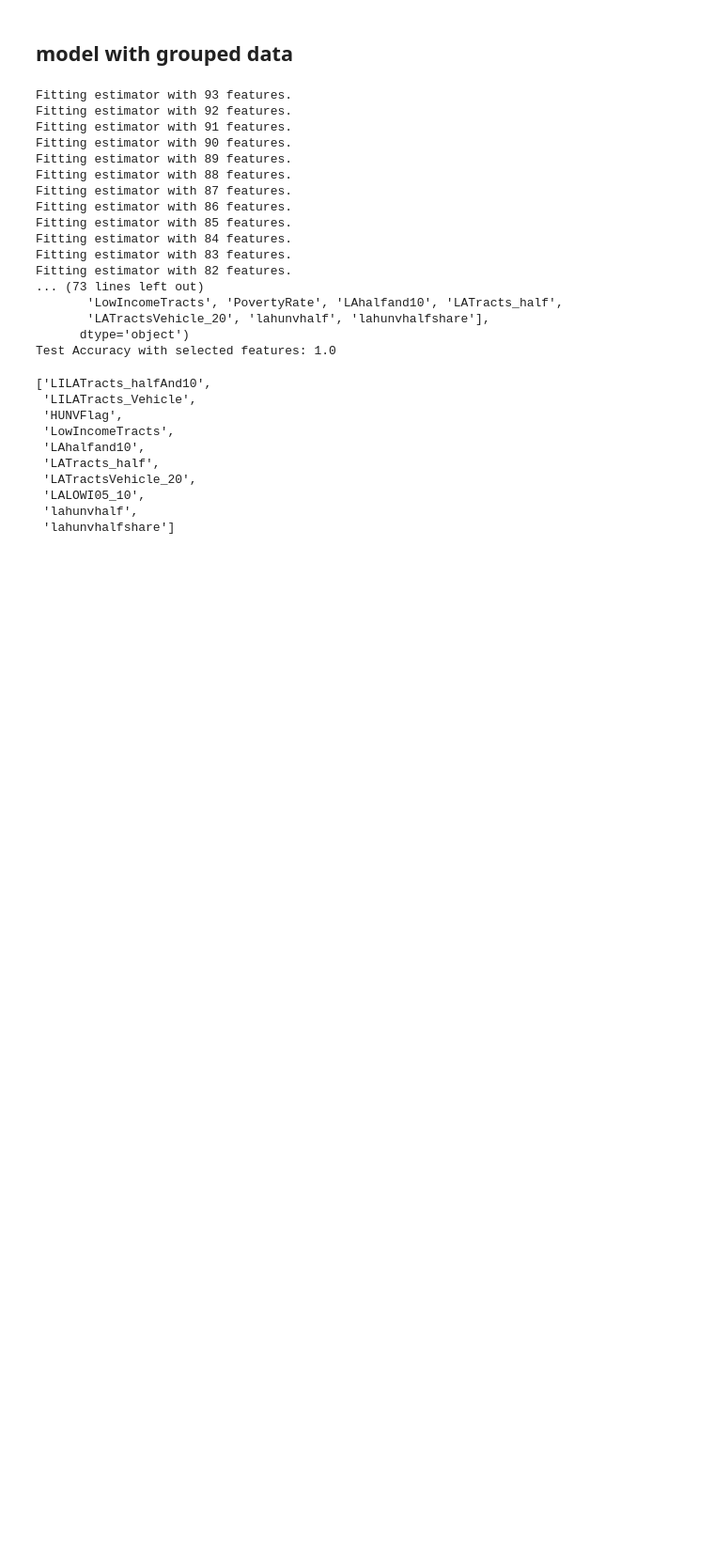
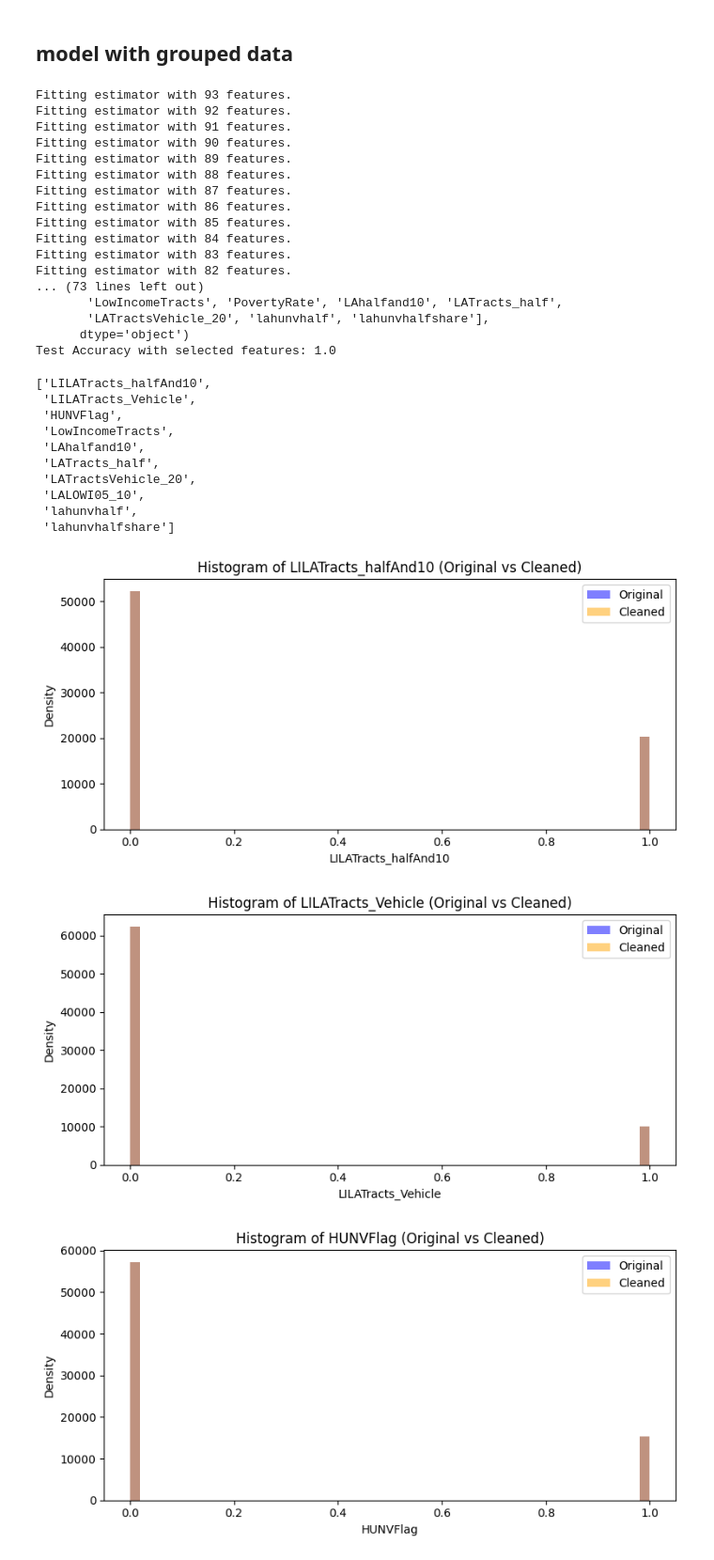
Before and after one commit to Sarfarazzzzz/DSA-Datathon-2025, a Jupyter notebook: notebooks/new_eda.ipynb, the cells around one changed output. Shown at 94% size. Cells and saved outputs as stored; diff of their text form; code cells hidden in the pictures; blank space fills up the shorter version.

```diff
--- a/notebooks/new_eda.ipynb
+++ b/notebooks/new_eda.ipynb
@@ -294,3 +300,37 @@ best_features_non_grouped
  'LALOWI05_10',
  'lahunvhalf',
  'lahunvhalfshare']
+# %%
+df_cleaned = pd.read_csv("../DATA/FoodAccessAtlascleaned_groupedbyCounty.csv")
+df_original = pd.read_csv("../DATA/FoodAccessResearchAtlasData2019.csv")
+# %%
+
+
+# Identify numeric columns common to both datasets
+common_columns = df_cleaned.columns.intersection(df_original.columns)
+numeric_common_columns = [col for col in common_columns if pd.api.types.is_numeric_dtype(df_cleaned[col])]
+
+# Limit the number of plots (optional)
+columns_to_plot = ['LILATracts_halfAnd10', 'LILATracts_Vehicle', 'HUNVFlag',
+       'LowIncomeTracts', 'PovertyRate', 'LAhalfand10', 'LATracts_half',
+       'LATractsVehicle_20', 'lahunvhalf', 'lahunvhalfshare'] # You can increase or customize this list
+
+# Loop to plot histograms
+for col in columns_to_plot:
+    orig_data = df_original[col].dropna()
+    clean_data = df_cleaned[col].dropna()
+
+    if len(orig_data) > 10 and len(clean_data) > 10:
+        plt.figure(figsize=(8, 4))
+        plt.hist(orig_data, bins=50, alpha=0.5, label='Original', color='blue', density=False)
+        plt.hist(clean_data, bins=50, alpha=0.5, label='Cleaned', color='orange', density=False)
+        plt.title(f"Histogram of {col} (Original vs Cleaned)")
+        plt.xlabel(col)
+        plt.ylabel("Density")
+        plt.legend()
+        plt.tight_layout()
+        plt.show()
+# %% [output]
+[figure, added]
+[figure, added]
+[figure, added]
```
Also changed, not shown: parts of 5 cells of this notebook, 1 other file.
